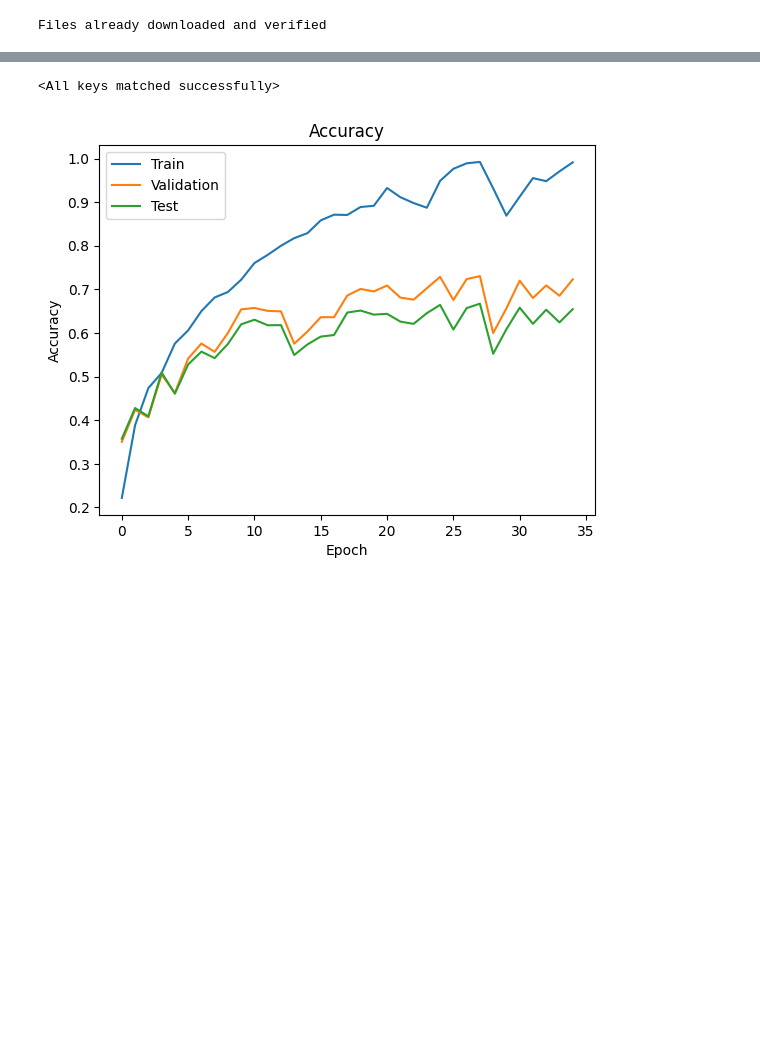
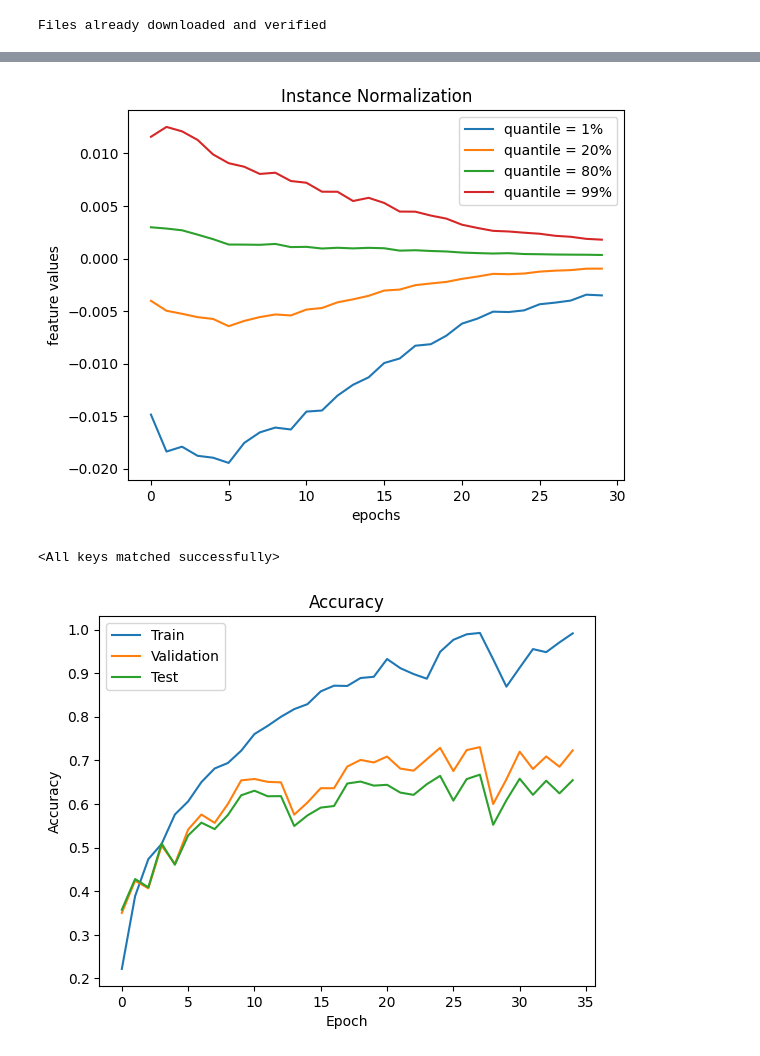
Before and after one commit to utkarshp1161/col775_deep_learning, a Jupyter notebook: assignment1/notebooks/Q1/Q1b_resnet_instancenorm.ipynb, the cells around one changed output, grey strips where cells are left out. Drawn from its saved outputs; the diff is of its cells as text; code cells hidden in the pictures; blank space fills up the shorter version.

```diff
--- a/assignment1/notebooks/Q2_resnet_instancenorm.ipynb
+++ b/assignment1/notebooks/Q1/Q1b_resnet_instancenorm.ipynb
@@ -77,11 +88,14 @@ import sklearn
 from sklearn.metrics import f1_score, accuracy_score, confusion_matrix, classification_report
 # %%
 # Train the model
+quantile_list = []
 for epoch in range(num_epochs):
+#for epoch in range(10):
     # Train the model on the train set
     model.train()
     train_loss = 0.0
     train_preds, train_targets = [], []
+    features = {} # --> for hook to get penultimate layer outputs
     for batch_idx, (data, target) in enumerate(train_loader):
         data, target = data.to(device), target.to(device)
         optimizer.zero_grad()
@@ -108,6 +122,8 @@ for epoch in range(num_epochs):
     model.eval()
     val_loss = 0.0
     val_preds, val_targets = [], []
+
+    qv1, qv2, qv3, qv4 = 0, 0, 0, 0
     with torch.no_grad():
         for batch_idx, (data, target) in enumerate(val_loader):
             data, target = data.to(device), target.to(device)
@@ -116,6 +132,31 @@ for epoch in range(num_epochs):
             val_loss += loss.item() * data.size(0)
             val_preds += output.argmax(dim=1).tolist()
             val_targets += target.tolist()
+            #-----> quantile features
+            quantiles = [0.01, 0.2, 0.8, 0.99]
+            quantile_values = [torch.quantile(features["feats"].cpu()[-1], q) for q in quantiles]
+            qv1 += quantile_values[0]
+            qv2 += quantile_values[1]
+            qv3 += quantile_values[2]
+            qv4 += quantile_values[3]
+            features = {}
+
+
+
+
+    qv1 /= len(val_dataset)
+    qv2 /= len(val_dataset)
+    qv3 /= len(val_dataset)
+    qv4 /= len(val_dataset)
+    # Plot the quantiles as a function of the training epoch
+    quantile_list.append([qv1, qv2, qv3, qv4])
+    # plt.plot(quantiles, [qv1, qv2, qv3, qv4], label= f"epoch_{epoch}")
+    # plt.xlabel('Quantiles')
+    # plt.ylabel('Values')
+    # plt.title('Quantile Values vs Quantiles for ResNet')
+    # plt.legend()
+
+
     val_loss /= len(val_dataset)
     val_acc = accuracy_score(val_targets, val_preds)
     val_micro_f1 = f1_score(val_targets, val_preds, average='micro')
@@ -127,6 +168,8 @@ for epoch in range(num_epochs):
     print('Epoch {}, Val Loss: {:.2f}, Val Acc: {:.2f}, Val Micro F1: {:.2f}, Val Macro F1: {:.2f}'.format(
         epoch+1, val_loss, val_acc, val_micro_f1, val_macro_f1
     ))
+
+
 
     # Evaluate the model on the test set
     model.eval()
@@ -182,4 +225,18 @@ Test Loss: 1.21, Test Acc: 0.65, Test Micro F1: 0.65, Test Macro F1: 0.65
 Early stopping!
+# %%
+import numpy as np
+quantile_array = np.array(quantile_list)
+plt.plot(quantile_array[:, 0], label = "quantile = 1%")
+plt.plot(quantile_array[:, 1], label = "quantile = 20%")
+plt.plot(quantile_array[:, 2], label = "quantile = 80%")
+plt.plot(quantile_array[:, 3], label = "quantile = 99%")
+plt.ylabel("feature values")
+plt.xlabel("epochs")
+plt.legend()
+plt.title("Instance Normalization")
+plt.savefig("quantile_plot_instance_norm")
+# %% [output]
+[figure, added]
 # %%
 # Load the best model
 model.load_state_dict(torch.load('./model_best.pth'))
```
Also changed, not shown: parts of 3 cells of this notebook, 37 other files.
